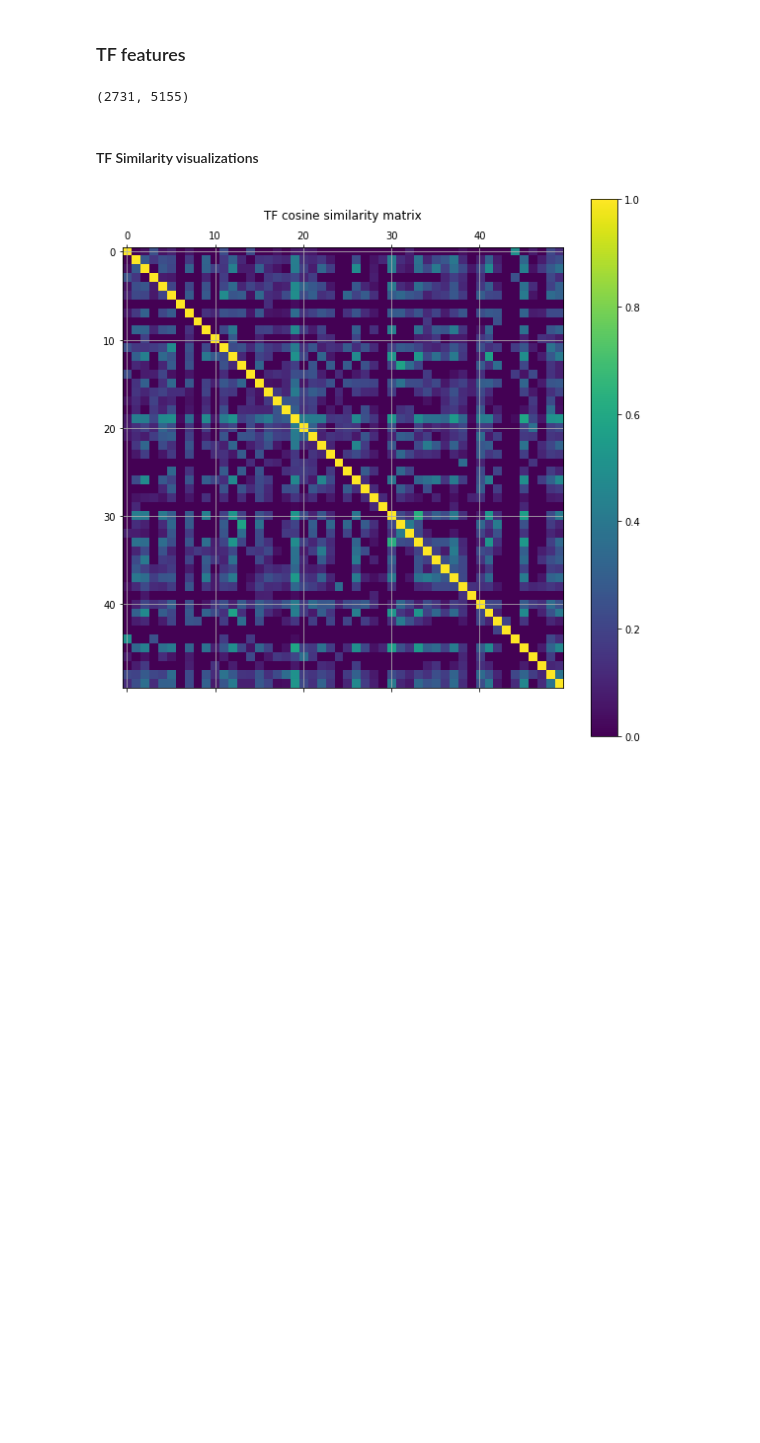
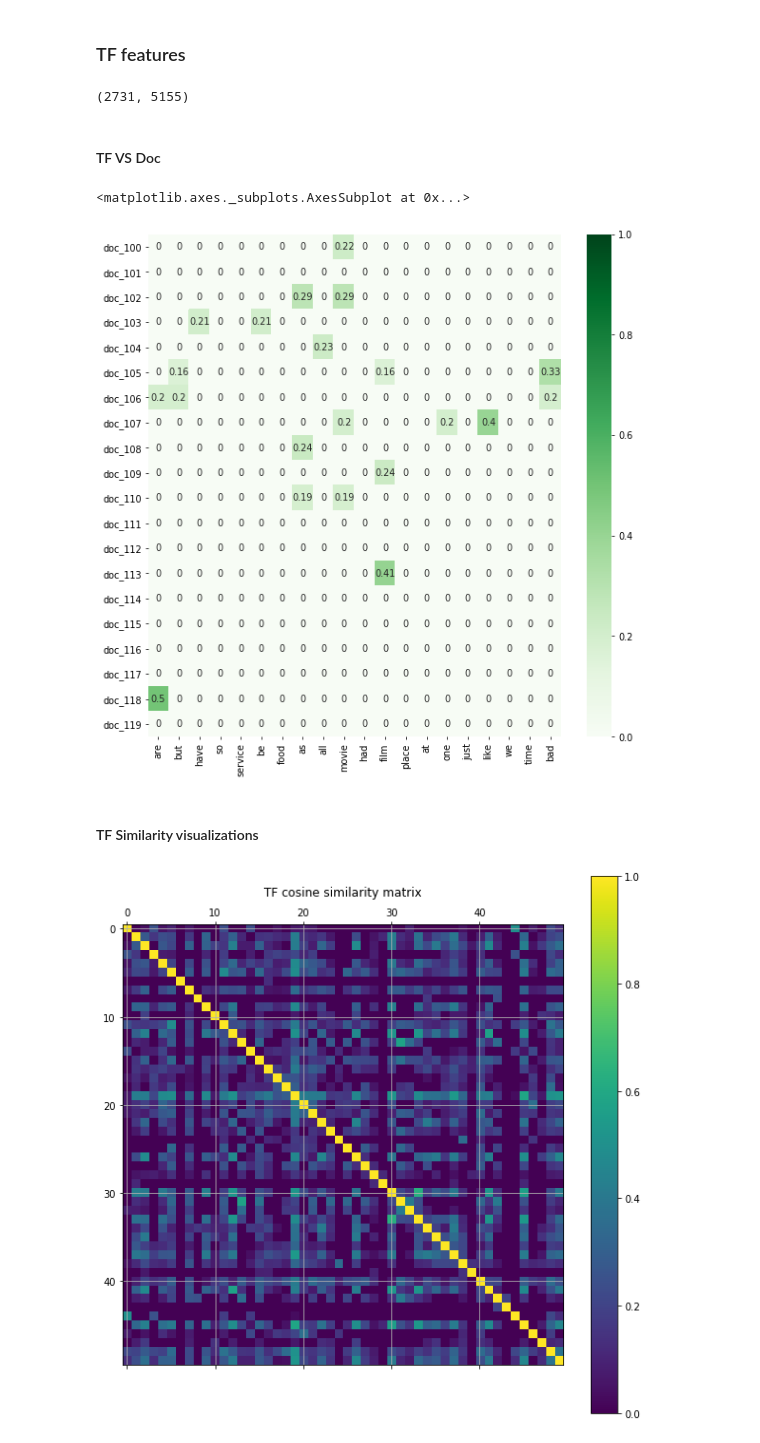
Before and after one commit to brian41005/dm_2018_hw_1, a Jupyter notebook: hw_1.ipynb, the cells around one changed output. Saved outputs shown, nothing was run; the diff lists cells and outputs as text; code cells hidden in the pictures; blank space fills up the shorter version.

```diff
--- a/hw_1.ipynb
+++ b/hw_1.ipynb
@@ -186,6 +186,20 @@ X_tf = normalize(X_tf, axis=1)
 X_tf.shape
 # %% [output]
 (2731, 5155)
+# %% [markdown]
+#### TF VS Doc
+# %%
+words_idx = np.argsort(np.sum(X_tf, axis=0).tolist()[0])[::-1][20:40]
+plot_x = [tf_vectorizer.get_feature_names()[i] for i in words_idx]
+doc_idx = slice(100, 120)
+plot_y = ["doc_"+ str(i) for i in list(sentiment_df.index)[doc_idx]]
+plot_z = X_tf[doc_idx, words_idx].toarray()
+df_todraw = pd.DataFrame(plot_z, columns = plot_x, index = plot_y)
+plt.subplots(figsize=(10, 10), dpi=70)
+sns.heatmap(df_todraw, vmin=0, vmax=1, annot=True, cmap="Greens")
+# %% [output]
+<matplotlib.axes._subplots.AxesSubplot at 0x...>
+[figure, added]
 # %% [markdown]
 #### TF Similarity visualizations
 # %%
```
Also changed, not shown: parts of 2 cells of this notebook.
